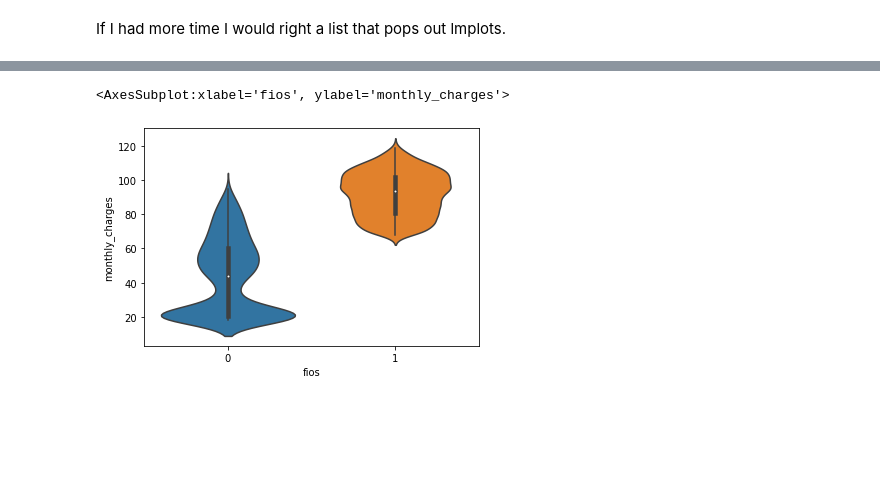
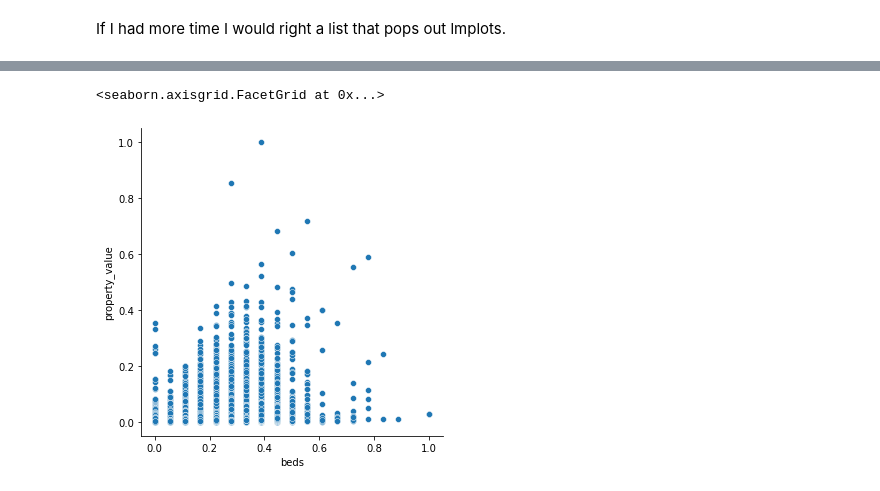
Before and after one commit to hinzle/regression-project, a Jupyter notebook: explore.ipynb, the cells around one changed output, grey strips where cells are left out. Cells and saved outputs as stored; diff of their text form; code cells hidden in the pictures; blank space fills up the shorter version.

```diff
--- a/explore.ipynb
+++ b/explore.ipynb
@@ -46,2 +55,0 @@ df.head()
-# %%
-df=ex.months_to_years(df)
@@ -59,5 +67,5 @@ ex.plot_categorical_and_continuous_vars(df, cat_cols, con_cols)
 # %%
-sns.violinplot(df.fios,df.monthly_charges)
+sns.relplot(df.beds,df.property_value)
 # %% [output]
-<AxesSubplot:xlabel='fios', ylabel='monthly_charges'>
+<seaborn.axisgrid.FacetGrid at 0x...>
-[figure, old version]
+[figure, new version]
```
Also changed, not shown: parts of 7 cells of this notebook, 1 other file.
